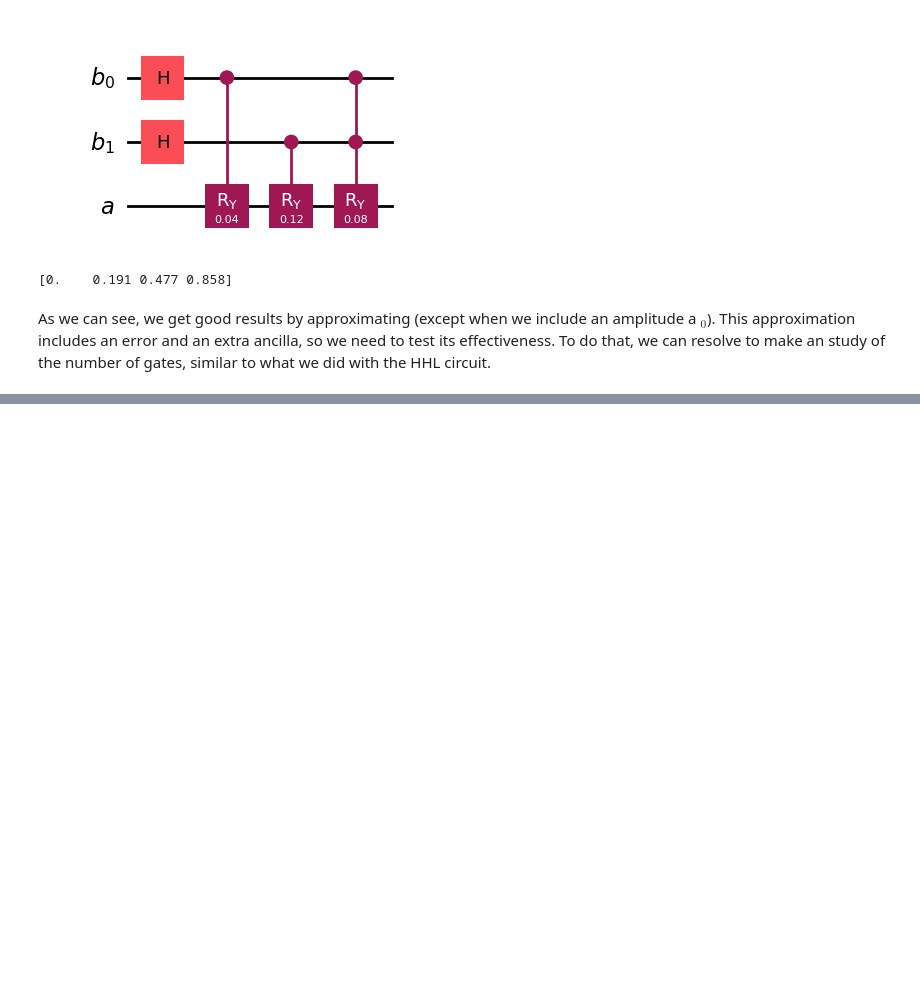
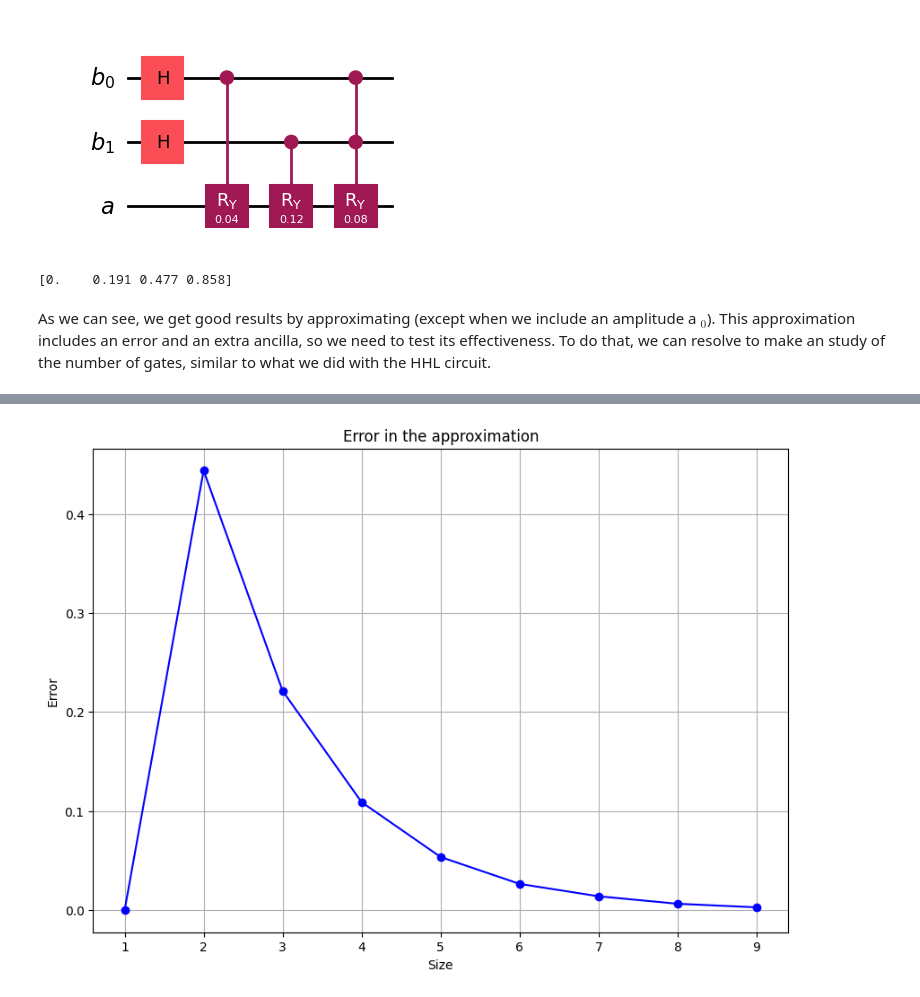
Before and after one commit to Nicofero/CITMAGA, a Jupyter notebook: b_side_approx.ipynb, the cells around one changed output, grey strips where cells are left out. Drawn from its saved outputs; the diff is of its cells as text; code cells hidden in the pictures; blank space fills up the shorter version.

```diff
--- a/b_side_approx.ipynb
+++ b/b_side_approx.ipynb
@@ -261,0 +350,14 @@ plt.show()
+# %%
+import matplotlib.pyplot as plt
+
+x = np.arange(1,10,1)
+plt.figure(figsize=(10, 7))
+
+plt.plot(x, diff, marker='o', linestyle='-', color='blue')
+plt.xlabel('Size')
+plt.ylabel('Error')
+plt.title('Error in the approximation')
+plt.grid(True)
+plt.show()
+# %% [output]
+[figure, added]
```
Also changed, not shown: parts of 6 cells of this notebook, 1 other file.
